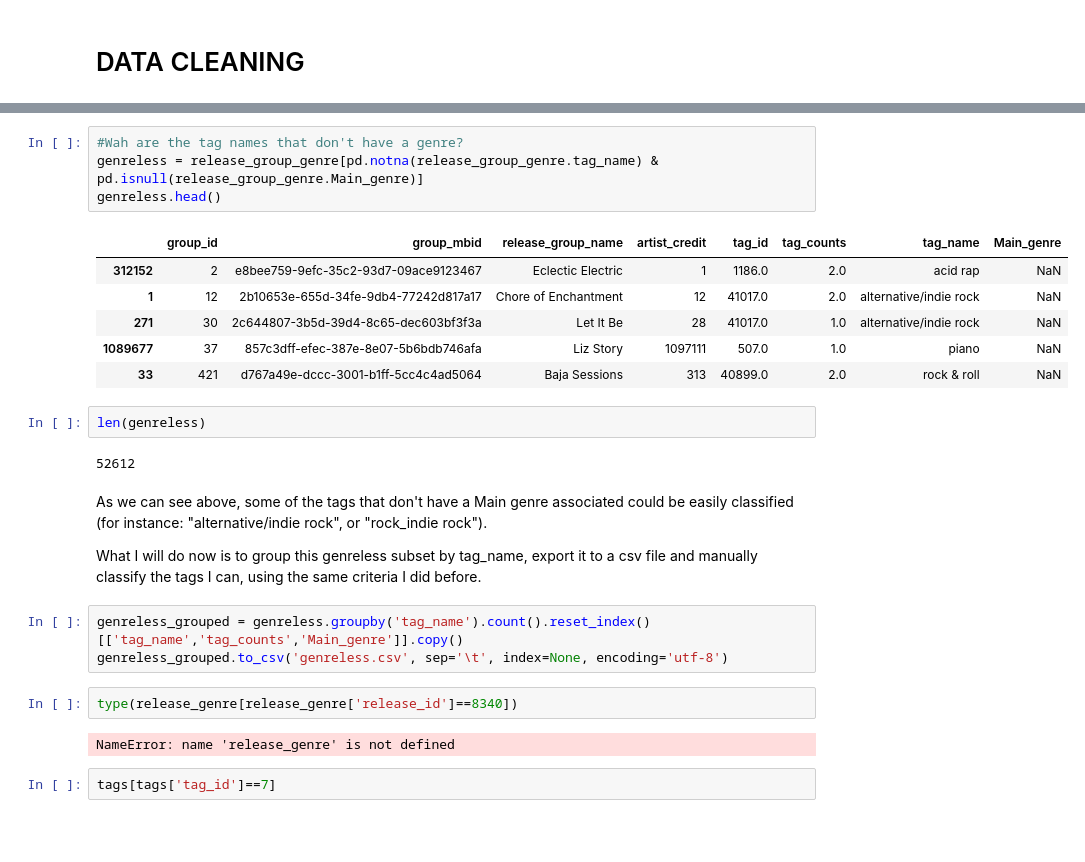
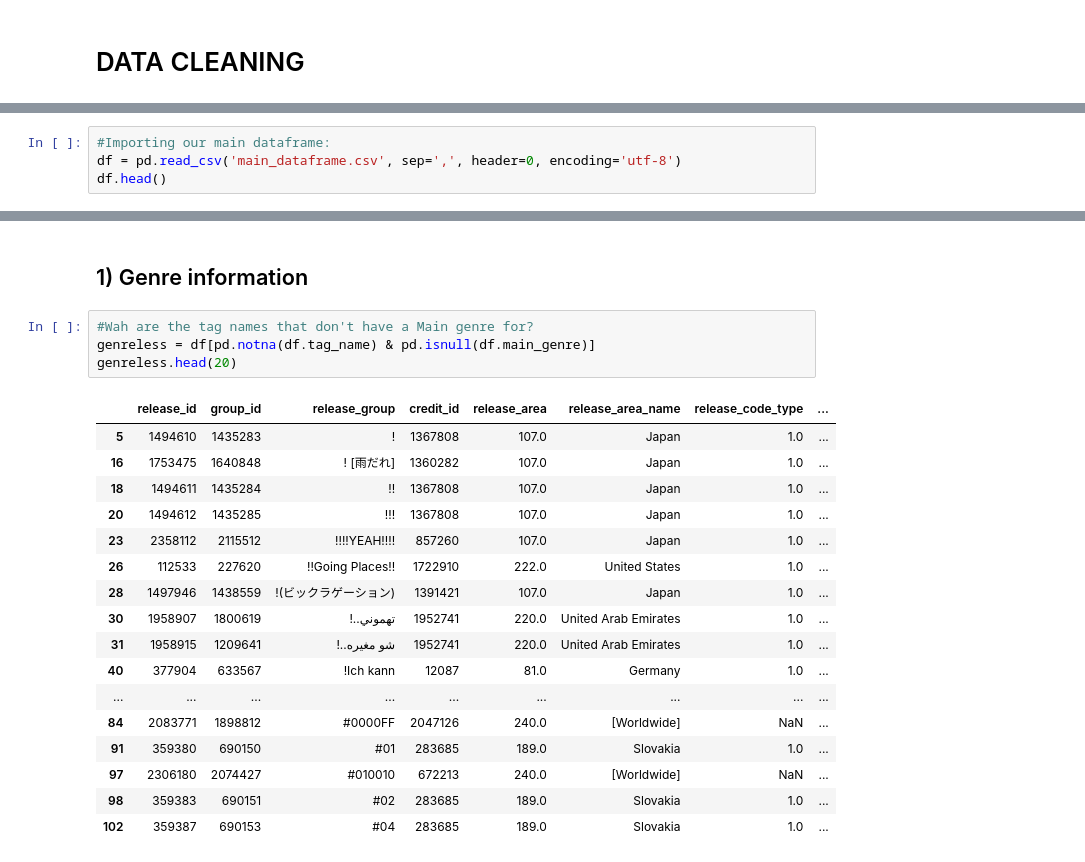
Before and after one commit to AInhoa84/Music_genre_visual_evolution, a Jupyter notebook: Data_cleaning.ipynb, the cells around one changed output, grey strips where cells are left out. Saved outputs shown, nothing was run; the diff lists cells and outputs as text; blank space fills up the shorter version.

Commit message:
Started cleaning genres

```diff
--- a/Data_cleaning.ipynb
+++ b/Data_cleaning.ipynb
@@ -18,0 +8,4 @@ Name: Main_genre, dtype: int64
+# %%
+#Importing our main dataframe:
+df = pd.read_csv('main_dataframe.csv', sep=',', header=0, encoding='utf-8')
+df.head()
@@ -19,28 +19,24 @@ Name: Main_genre, dtype: int64
+# %% [markdown]
+## 1) Genre information
 # %%
-#Wah are the tag names that don't have a genre?
-genreless = release_group_genre[pd.notna(release_group_genre.tag_name) & pd.isnull(release_group_genre.Main_genre)]
-genreless.head()
+#Wah are the tag names that don't have a Main genre for?
+genreless = df[pd.notna(df.tag_name) & pd.isnull(df.main_genre)]
+genreless.head(20)
 # %% [output]
-|  | group_id | group_mbid | release_group_name | artist_credit | tag_id | tag_counts | tag_name | Main_genre |
-| 312152 | 2 | e8bee759-9efc-35c2-93d7-09ace9123467 | Eclectic Electric | 1 | 1186.0 | 2.0 | acid rap | NaN |
-| 1 | 12 | 2b10653e-655d-34fe-9db4-77242d817a17 | Chore of Enchantment | 12 | 41017.0 | 2.0 | alternative/indie rock | NaN |
-| 271 | 30 | 2c644807-3b5d-39d4-8c65-dec603bf3f3a | Let It Be | 28 | 41017.0 | 1.0 | alternative/indie rock | NaN |
-| 1089677 | 37 | 857c3dff-efec-387e-8e07-5b6bdb746afa | Liz Story | 1097111 | 507.0 | 1.0 | piano | NaN |
-| 33 | 421 | d767a49e-dccc-3001-b1ff-5cc4c4ad5064 | Baja Sessions | 313 | 40899.0 | 2.0 | rock & roll | NaN |
+|  | release_id | group_id | release_group | credit_id | release_area | release_area_name | release_code_type | ... |
+| 5 | 1494610 | 1435283 | ! | 1367808 | 107.0 | Japan | 1.0 | ... |
+| 16 | 1753475 | 1640848 | ! [雨だれ] | 1360282 | 107.0 | Japan | 1.0 | ... |
+| 18 | 1494611 | 1435284 | !! | 1367808 | 107.0 | Japan | 1.0 | ... |
+| 20 | 1494612 | 1435285 | !!! | 1367808 | 107.0 | Japan | 1.0 | ... |
+| 23 | 2358112 | 2115512 | !!!!YEAH!!!! | 857260 | 107.0 | Japan | 1.0 | ... |
+| 26 | 112533 | 227620 | !!Going Places!! | 1722910 | 222.0 | United States | 1.0 | ... |
+| 28 | 1497946 | 1438559 | !(ビックラゲーション) | 1391421 | 107.0 | Japan | 1.0 | ... |
+| 30 | 1958907 | 1800619 | !..تهموني | 1952741 | 220.0 | United Arab Emirates | 1.0 | ... |
+| 31 | 1958915 | 1209641 | !..شو مغيره | 1952741 | 220.0 | United Arab Emirates | 1.0 | ... |
+| 40 | 377904 | 633567 | !Ich kann | 12087 | 81.0 | Germany | 1.0 | ... |
+| ... | ... | ... | ... | ... | ... | ... | ... | ... |
+| 84 | 2083771 | 1898812 | #0000FF | 2047126 | 240.0 | [Worldwide] | NaN | ... |
+| 91 | 359380 | 690150 | #01 | 283685 | 189.0 | Slovakia | 1.0 | ... |
+| 97 | 2306180 | 2074427 | #010010 | 672213 | 240.0 | [Worldwide] | NaN | ... |
+| 98 | 359383 | 690151 | #02 | 283685 | 189.0 | Slovakia | 1.0 | ... |
+| 102 | 359387 | 690153 | #04 | 283685 | 189.0 | Slovakia | 1.0 | ... |
-# %%
-len(genreless)
-# %% [output]
-52612
-# %% [markdown]
-As we can see above, some of the tags that don't have a Main genre associated could be easily classified (for instance: "alternative/indie rock", or "rock_indie rock").
-
-What I will do now is to group this genreless subset by tag_name, export it to a csv file and manually classify the tags I can, using the same criteria I did before.
-# %%
-genreless_grouped = genreless.groupby('tag_name').count().reset_index()[['tag_name','tag_counts','Main_genre']].copy()
-genreless_grouped.to_csv('genreless.csv', sep='\t', index=None, encoding='utf-8')
-# %%
-type(release_genre[release_genre['release_id']==8340])
-# %% [output]
-NameError: name 'release_genre' is not defined
-# %%
-tags[tags['tag_id']==7]
```
Also changed, not shown: parts of 25 cells of this notebook.
